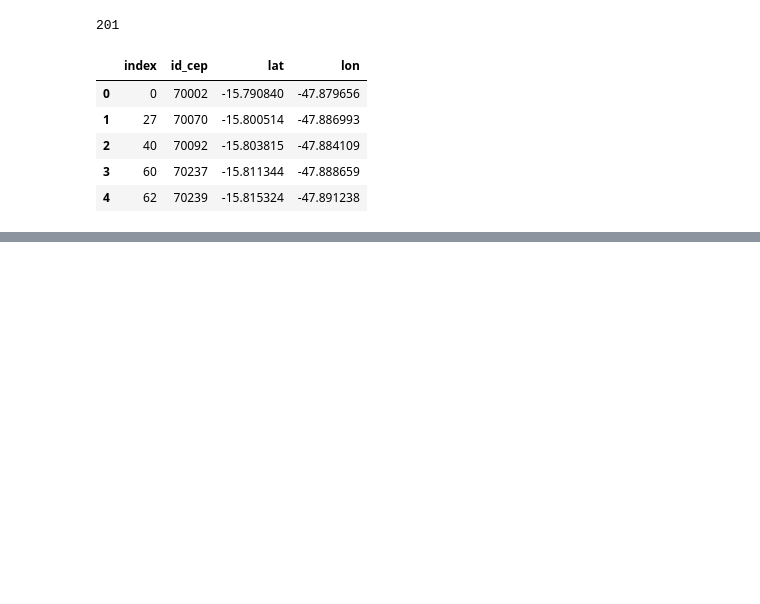
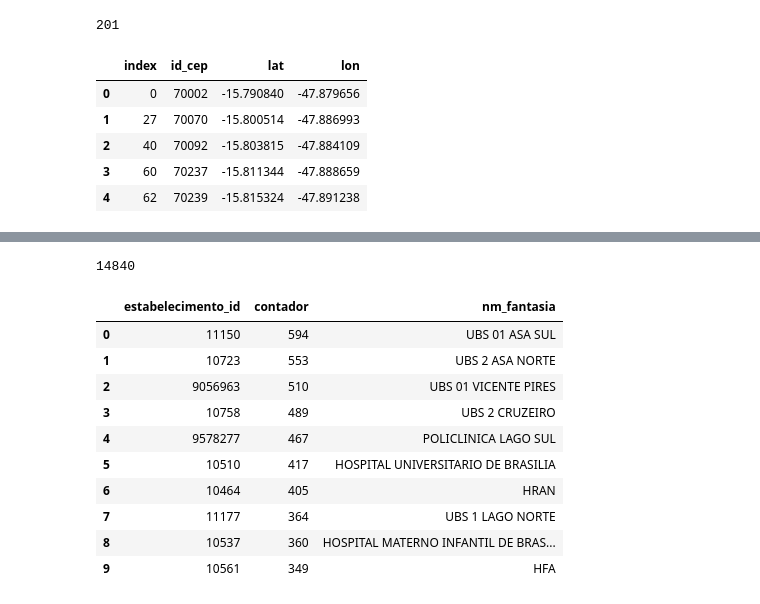
Before and after one commit to raquelcreis/vacina_covid_bsb, a Jupyter notebook: notebook.ipynb, the cells around one changed output, grey strips where cells are left out. Saved outputs shown, nothing was run; the diff lists cells and outputs as text; code cells hidden in the pictures; blank space fills up the shorter version.

```diff
--- a/notebook.ipynb
+++ b/notebook.ipynb
@@ -739,0 +733,7 @@ len(resid_maior30)
+# %%
+# Análise das USBs mais cheias
+
+dfUBS_count = dfMerged_group.groupby(['estabelecimento_id']).size().reset_index(name='contador')
+dfUBS_count.sort_values(ascending=False,by='contador',inplace=True)
+dfUBS_count = pd.merge(dfUBS_count,df_postos_df[['estabelecimento_id','nm_fantasia']],on='estabelecimento_id')
+dfUBS_count.head()
@@ -740,3 +747,24 @@ len(resid_maior30)
+# %%
+dfUBS_count.contador.sum()
+# %% [output]
+14840
+# %%
+#Selecionando as top 10 UBS com maior número de pacientes vacinados do DF
+
+top10UBS = dfUBS_count.head(10)
+top10UBS
+# %% [output]
+|  | estabelecimento_id | contador | nm_fantasia |
+| 0 | 11150 | 594 | UBS 01 ASA SUL |
+| 1 | 10723 | 553 | UBS 2 ASA NORTE |
+| 2 | 9056963 | 510 | UBS 01 VICENTE PIRES |
+| 3 | 10758 | 489 | UBS 2 CRUZEIRO |
+| 4 | 9578277 | 467 | POLICLINICA LAGO SUL |
+| 5 | 10510 | 417 | HOSPITAL UNIVERSITARIO DE BRASILIA |
+| 6 | 10464 | 405 | HRAN |
+| 7 | 11177 | 364 | UBS 1 LAGO NORTE |
+| 8 | 10537 | 360 | HOSPITAL MATERNO INFANTIL DE BRAS... |
+| 9 | 10561 | 349 | HFA |
 # %%
 # Fechando conexão
 #postgreSQLConnection.close()
```
Also changed, not shown: parts of 2 cells of this notebook.
